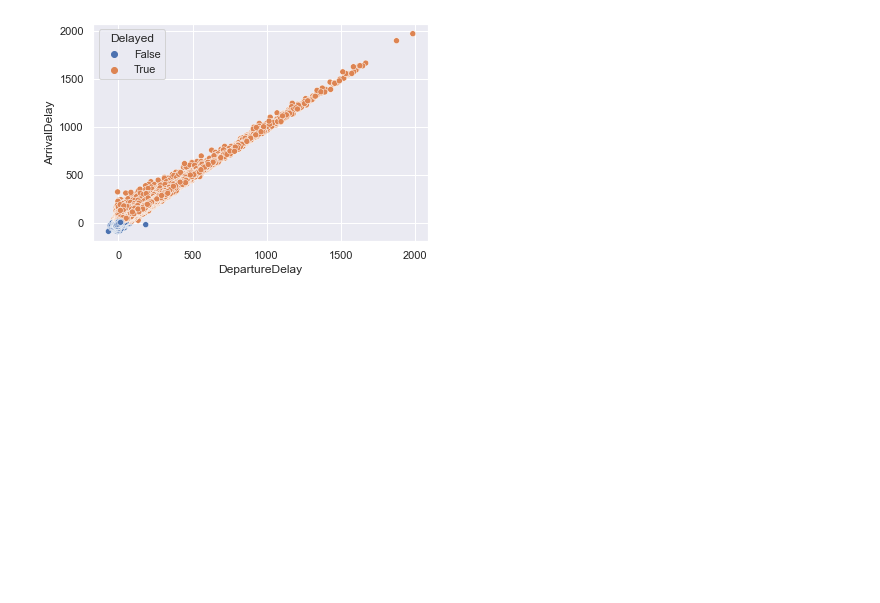
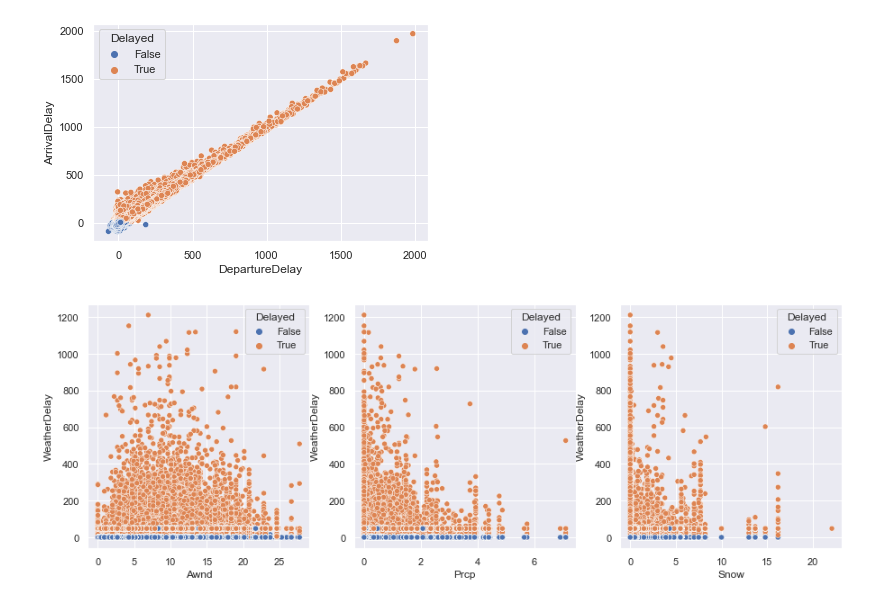
Before and after one commit to DataaAlchemist/PredictingFlightDelays, a Jupyter notebook: notebooks/02-heritsam.eda.ipynb, the cells around one changed output. Drawn from its saved outputs; the diff is of its cells as text; code cells hidden in the pictures; blank space fills up the shorter version.

```diff
--- a/notebooks/02-heritsam.eda.ipynb
+++ b/notebooks/02-heritsam.eda.ipynb
@@ -77,3 +77,14 @@ sns.scatterplot(x='DepartureDelay', y='ArrivalDelay', hue='Delayed', data=df)
 plt.show()
 # %% [output]
 [figure]
+# %%
+# Awnd	Prcp	Snow
+fig, ax = plt.subplots(1, 3, figsize=(15, 5))
+
+sns.scatterplot(x='Awnd', y='WeatherDelay', hue='Delayed', data=df, ax=ax[0])
+sns.scatterplot(x='Prcp', y='WeatherDelay', hue='Delayed', data=df, ax=ax[1])
+sns.scatterplot(x='Snow', y='WeatherDelay', hue='Delayed', data=df, ax=ax[2])
+
+plt.show()
+# %% [output]
+[figure, added]
```
Also changed, not shown: parts of 1 cell of this notebook, 3 other files.
